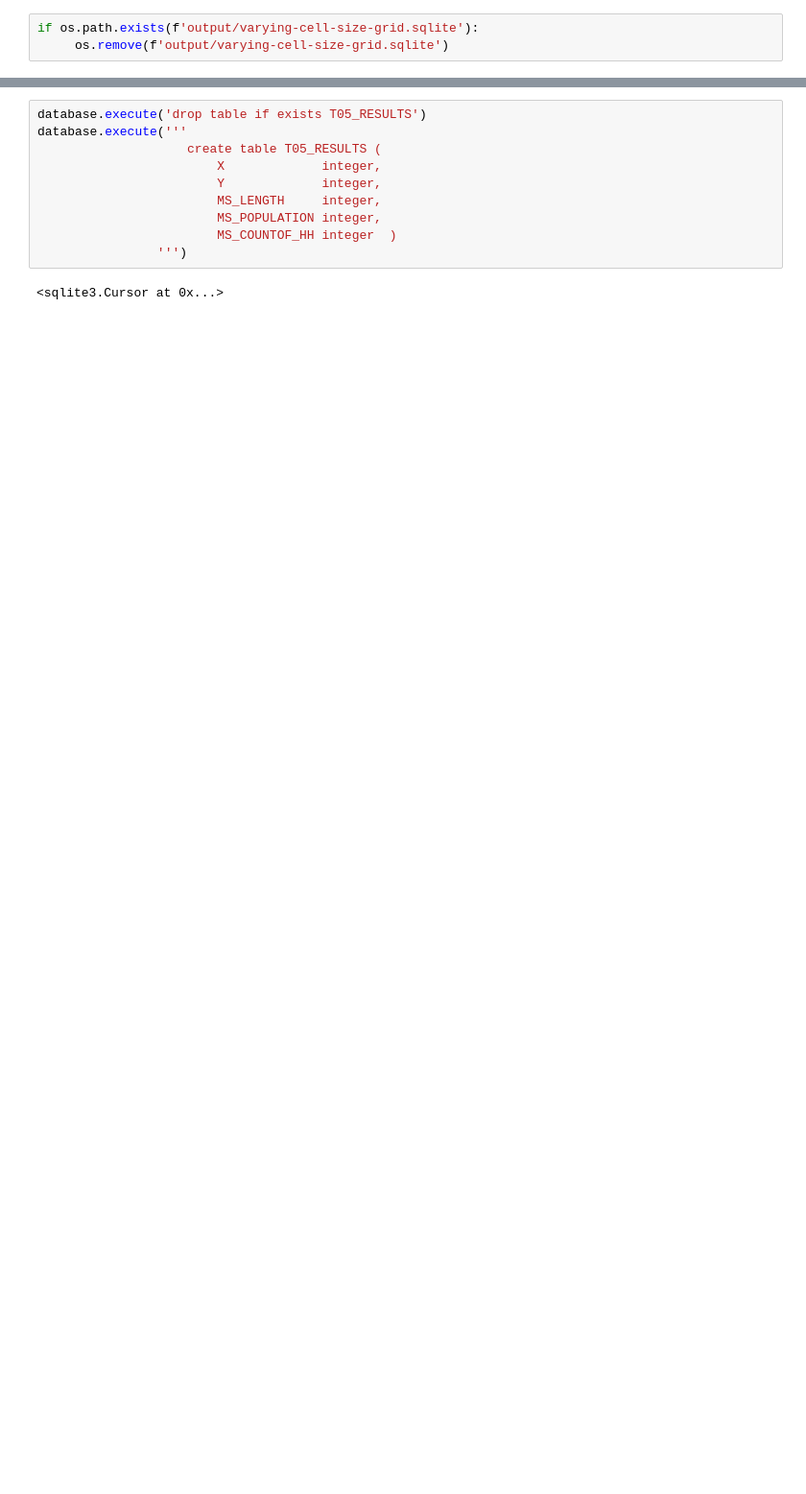
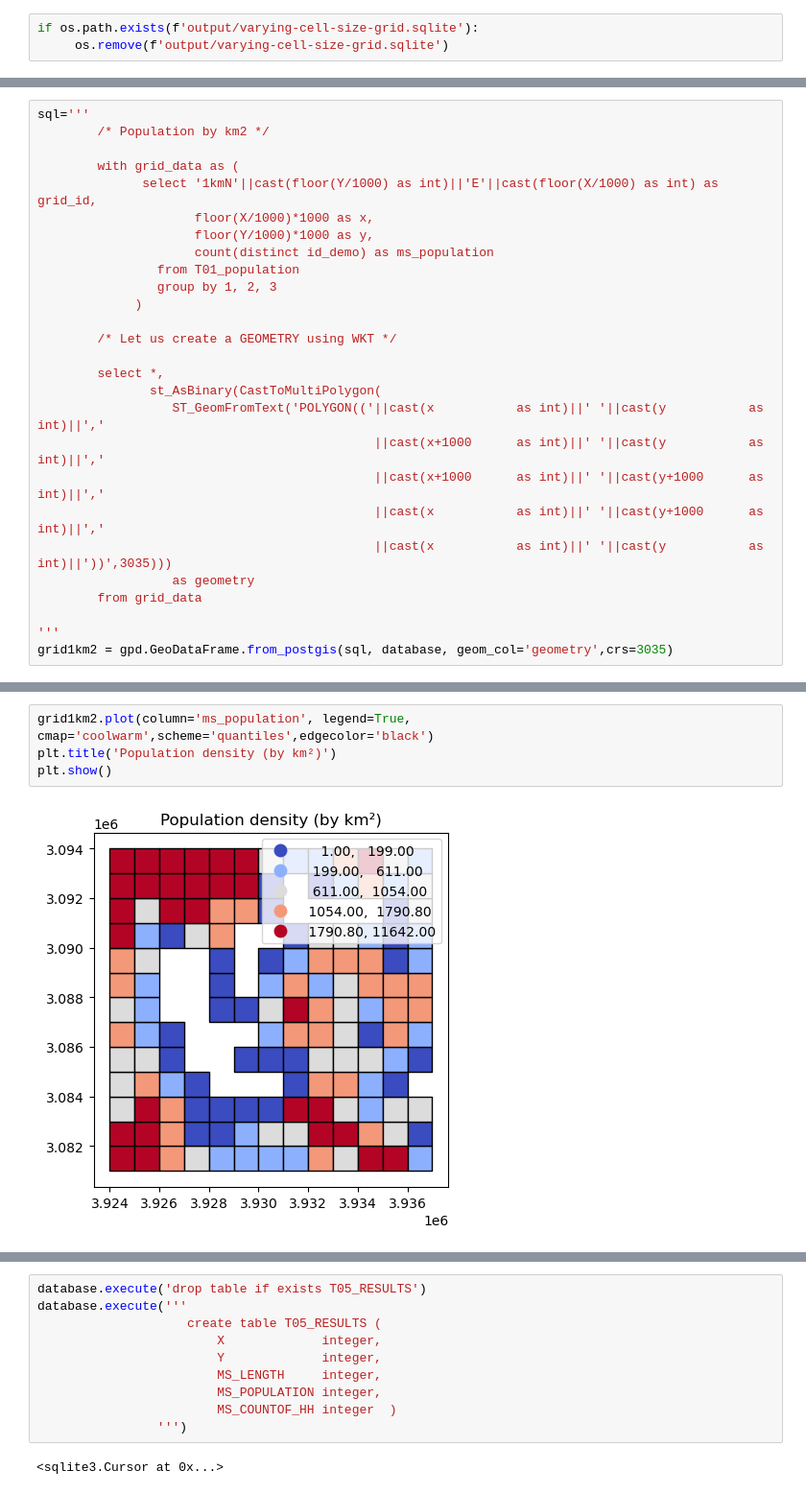
Before and after one commit to yoba7/varying-cell-size-grid, a Jupyter notebook: varying-cell-size-grid.ipynb, the cells around one changed output, grey strips where cells are left out. Shown at 96% size. Saved outputs shown, nothing was run; the diff lists cells and outputs as text; blank space fills up the shorter version.

```diff
--- a/varying-cell-size-grid.ipynb
+++ b/varying-cell-size-grid.ipynb
@@ -180,0 +201,27 @@ N points:  79506
+# %%
+sql='''
+        /* Population by km2 */
+
+        with grid_data as (
+              select '1kmN'||cast(floor(Y/1000) as int)||'E'||cast(floor(X/1000) as int) as grid_id,
+                     floor(X/1000)*1000 as x,
+                     floor(Y/1000)*1000 as y,
+                     count(distinct id_demo) as ms_population
+                from T01_population
+                group by 1, 2, 3
+             )
+
+        /* Let us create a GEOMETRY using WKT */
+
+        select *,
+               st_AsBinary(CastToMultiPolygon(
+                  ST_GeomFromText('POLYGON(('||cast(x           as int)||' '||cast(y           as int)||','
+                                             ||cast(x+1000      as int)||' '||cast(y           as int)||','
+                                             ||cast(x+1000      as int)||' '||cast(y+1000      as int)||','
+                                             ||cast(x           as int)||' '||cast(y+1000      as int)||','
+                                             ||cast(x           as int)||' '||cast(y           as int)||'))',3035)))
+                  as geometry
+        from grid_data
+
+'''
+grid1km2 = gpd.GeoDataFrame.from_postgis(sql, database, geom_col='geometry',crs=3035)
@@ -180,0 +241,6 @@ N points:  79506
+# %%
+grid1km2.plot(column='ms_population', legend=True, cmap='coolwarm',scheme='quantiles',edgecolor='black')
+plt.title('Population density (by km²)')
+plt.show()
+# %% [output]
+[figure, added]
```
Also changed, not shown: parts of 119 cells of this notebook.
